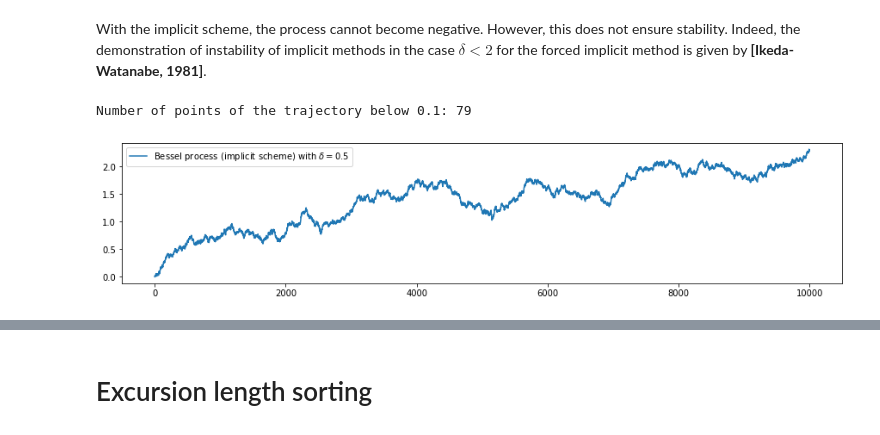
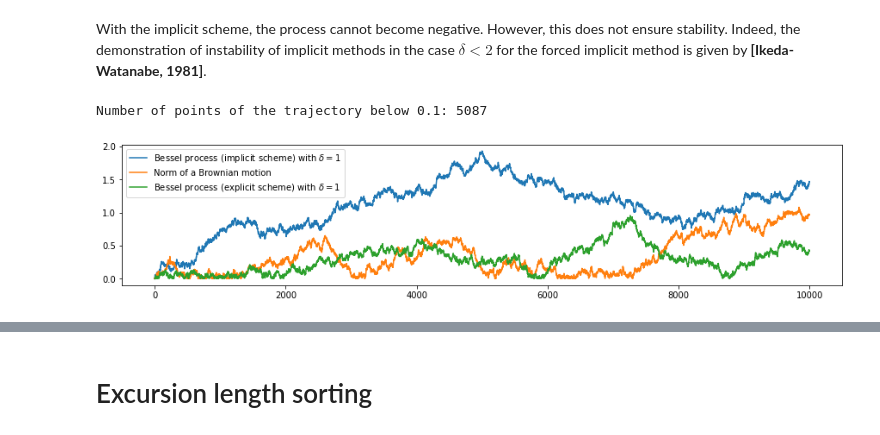
Before and after one commit to MatthieuDarcy/BMLPitmanYor, a Jupyter notebook: Simulation/Kingman Bessel Sampling.ipynb, the cells around one changed output, grey strips where cells are left out. Cells and saved outputs as stored; diff of their text form; code cells hidden in the pictures.

```diff
--- a/Simulation/Kingman Bessel Sampling.ipynb
+++ b/Simulation/Kingman Bessel Sampling.ipynb
@@ -69,9 +85,0 @@ Number of points of the trajectory below 0.1: 1960
-# %%
-# Comparison with the exact case of a norm of a Brownian motion
-traj = abs(np.cumsum(np.random.normal(scale=1/np.sqrt(n), size=n)))
-
-print("Number of points of the trajectory below 0.1:", (traj<1e-1).sum())
-
-fig, ax = plt.subplots(figsize=(15,3))
-ax.plot(traj, label="Norm of a Brownian motion")
-_ = plt.legend()
@@ -81,10 +85,0 @@ Number of points of the trajectory below 0.1: 1781
-# %%
-delta = 1.5
-n = 10000
-traj = explicit_bessel(delta, n)
-
-print("Number of points of the trajectory below 0.1:", (traj<1e-1).sum())
-
-fig, ax = plt.subplots(figsize=(15,3))
-ax.plot(traj, label="Bessel process (explicit scheme) with $\delta=$"+str(delta))
-_ = plt.legend()
@@ -108,11 +85,0 @@ Number of points of the trajectory below 0.1: 180
-# %%
-# Theoretical limit of delta from which the proba of hitting 0 after the initialization in the trajectory is 0
-delta = 3
-n = 10000
-traj = explicit_bessel(delta, n)
-
-print("Number of points of the trajectory below 0.1:", (traj<1e-1).sum())
-
-fig, ax = plt.subplots(figsize=(15,3))
-ax.plot(traj, label="Bessel process (explicit scheme) with $\delta=$"+str(delta))
-_ = plt.legend()
@@ -137,15 +101,19 @@ def implicit_bessel(delta, n):
     traj[i] = (w[i] + np.sqrt(w[i]**2 + delta/n + traj[i-1]))**2
   return np.sqrt(abs(traj))
 # %%
-delta = 0.5
+delta = 1
 n = 10000
-traj = implicit_bessel(delta, n)
+traj1 = implicit_bessel(delta, n)
+traj2 = abs(np.cumsum(np.random.normal(scale=1/np.sqrt(n), size=n)))
+traj3 = explicit_bessel(delta, n)
 
 print("Number of points of the trajectory below 0.1:", (traj<1e-1).sum())
 
 fig, ax = plt.subplots(figsize=(15,3))
-ax.plot(traj, label="Bessel process (implicit scheme) with $\delta=$"+str(delta))
+ax.plot(traj1, label="Bessel process (implicit scheme) with $\delta=$"+str(delta))
+ax.plot(traj2, label="Norm of a Brownian motion")
+ax.plot(traj3, label="Bessel process (explicit scheme) with $\delta=$"+str(delta))
 _ = plt.legend()
 # %% [output]
-Number of points of the trajectory below 0.1: 79
+Number of points of the trajectory below 0.1: 5087
-[figure, old version]
+[figure, new version]
```
Also changed, not shown: parts of 33 cells of this notebook.
